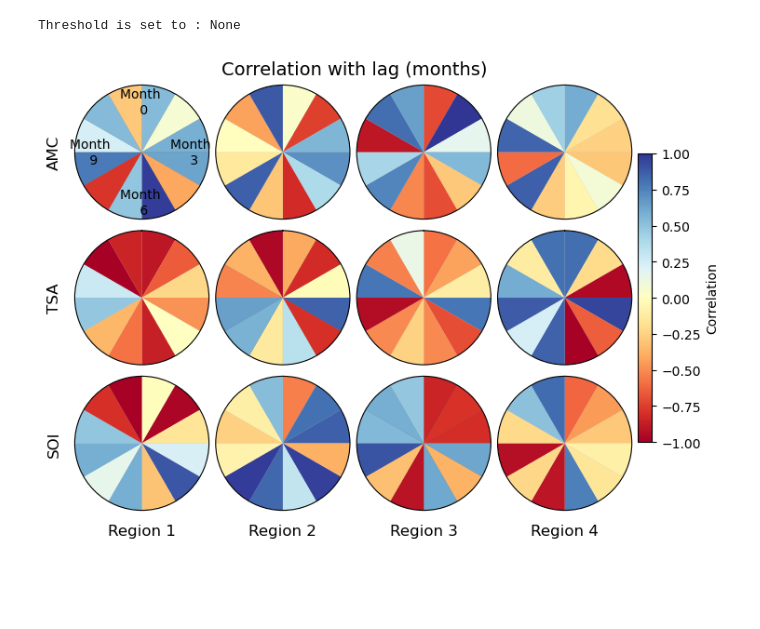
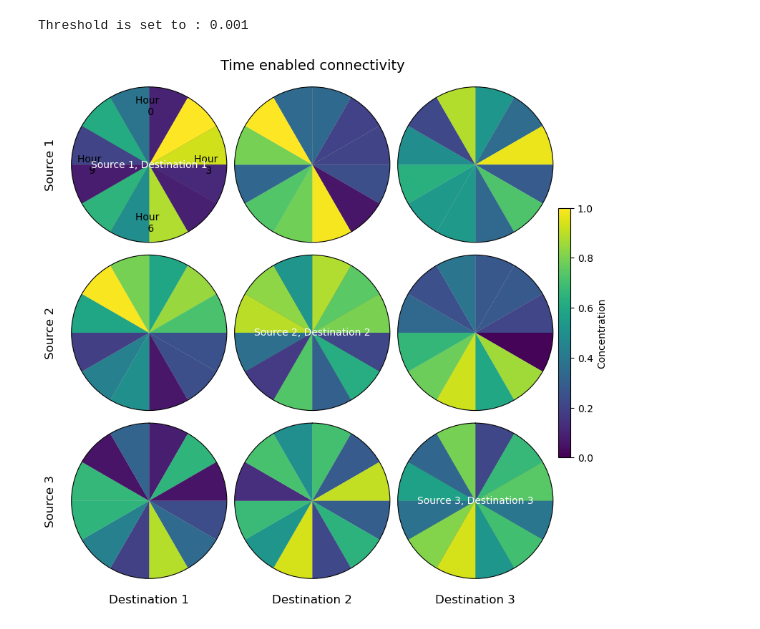
Before and after one commit to zdefne-usgs/RCM, a Jupyter notebook: RCM_plot.ipynb, the cells around one changed output. Cells and saved outputs as stored; diff of their text form; code cells hidden in the pictures; blank space fills up the shorter version.

```diff
--- a/RCM_plot.ipynb
+++ b/RCM_plot.ipynb
@@ -134,22 +134,22 @@ def plot_rcm(RC_matrix,
 # %%
 if __name__=="__main__":
 
     settings_file = "rcm_input_concentration.yaml"  # concentration example
     P_test= np.random.rand(12, 3, 3)  # shape: (num_timesteps, Y, X)
+    fig_file="sample_output_concentration.png"
 
-    settings_file = "rcm_input_correlation.yaml"    # correlation example
-    P_test= np.random.rand(12, 3, 4) * 2 -1 # shape: (num_timesteps, Y, X)
+    # settings_file = "rcm_input_correlation.yaml"    # correlation example
+    # P_test= np.random.rand(12, 3, 4) * 2 -1 # shape: (num_timesteps, Y, X)
+    # fig_file="sample_output_correlation.png"
 
-    settings_file = "rcm_input.yaml"    # correlation example
+    # settings_file = "rcm_input.yaml"    # correlation example
 
     with open(settings_file, 'r') as file:
-    in_args = yaml.safe_load(file)
+        in_args = yaml.safe_load(file)
 
     sample_out = plot_rcm(P_test, **in_args)
 
-    sample_out.savefig("sample_output_correlation.png")
+    sample_out.savefig(fig_file)
+# %% [output]
+Threshold is set to : 0.001
+[figure, added]
-# %%
-sample_out = plot_rcm(P_test, **in_args)
-# %% [output]
-Threshold is set to : None
-[figure, removed]
```
